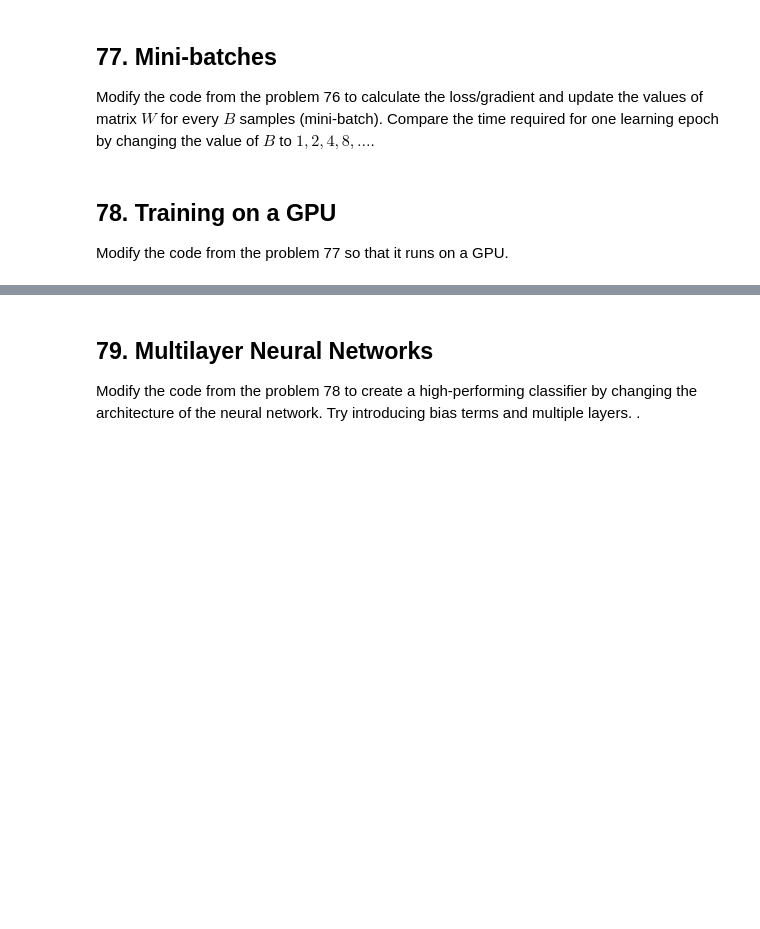
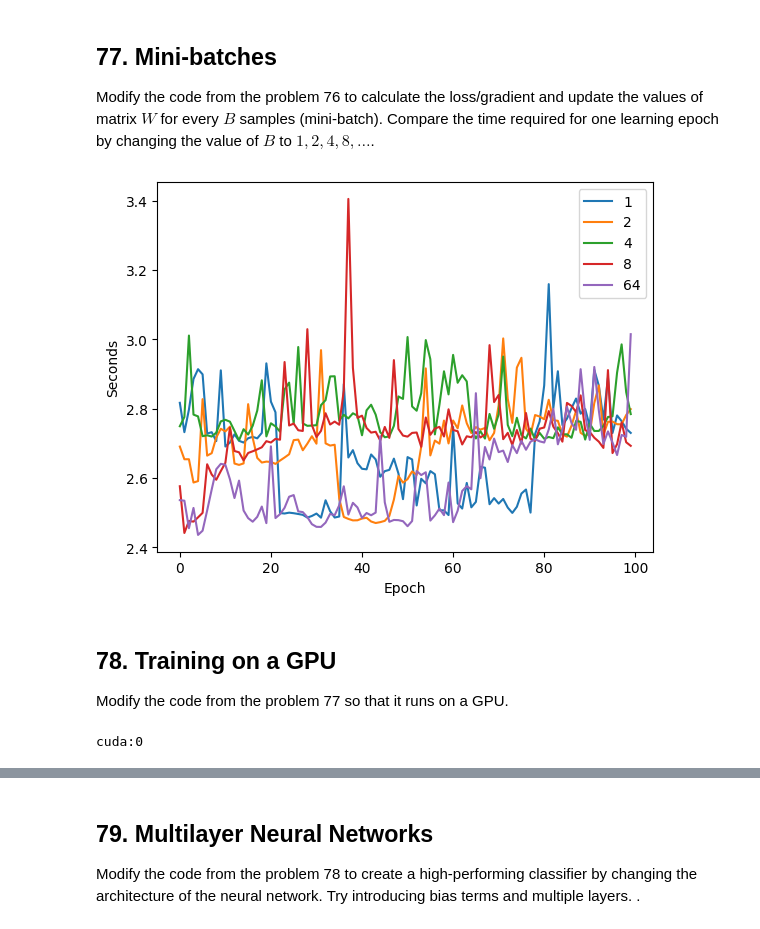
Before and after one commit to rizstwn/llm-learning, a Jupyter notebook: nlp-hundred-exercise.ipynb, the cells around one changed output, grey strips where cells are left out. Saved outputs shown, nothing was run; the diff lists cells and outputs as text; code cells hidden in the pictures; blank space fills up the shorter version.

```diff
--- a/nlp-hundred-exercise.ipynb
+++ b/nlp-hundred-exercise.ipynb
@@ -2064,4 +2212,60 @@ Modify the code from the problem 76 to calculate the loss/gradient and update th
+# %%
+model = LinearModel()
+optimizer = torch.optim.SGD(model.parameters())
+criterion = torch.nn.CrossEntropyLoss()
+epochs = 100
+losses, accs = [],[]
+
+for epoch in range(epochs):
+    start_time = time.time()
+    batch_loss = []
+    for x,y in train_dataloader:
+        optimizer.zero_grad()
+        outputs = model(x)
+        loss = criterion(outputs, y)
+        loss.backward()
+        optimizer.step()
+        batch_loss.append(loss)
+
+    end_time = time.time()
+
+    batch_dur[str(b_size)].append(end_time - start_time)
+
+    model.eval()
+    pred_proba = F.softmax(model(train_data_tensor),dim=1)
+    preds = torch.argmax(pred_proba,dim=1)
+    acc = torch.sum(torch.eq(train_label_tensor,preds))/train_label_tensor.shape[0]
+
+    losses.append(torch.mean(torch.tensor(batch_loss)).detach().numpy())
+    accs.append(acc.detach().numpy())
+
+    torch.save({
+        "epoch": epoch,
+        "model_state_dict": model.state_dict(),
+        "optimizer_state_dict": optimizer.state_dict(),
+        "loss": loss,
+        "accuracy": acc
+    }, f"{folder_path}/checkpoint.pt")
+
+    # if epoch%10 == 0:
+    #     print(f"Epoch {epoch} ==> Loss: {loss:.3f}, Accuracy: {acc:.3f}")
+# %%
+pd.DataFrame(batch_dur).plot(kind="line")
+plt.xlabel("Epoch")
+plt.ylabel("Seconds")
+plt.show()
+# %% [output]
+[figure, added]
 # %% [markdown]
 ## 78. Training on a GPU
 
 Modify the code from the problem 77 so that it runs on a GPU.
+# %%
+b_size = 64
+device = torch.device('cuda:0' if torch.cuda.is_available() else 'cpu')
+print(device)
+train_dataloader = DataLoader(NewsDataset(train_data_tensor,train_label_tensor), batch_size=b_size, shuffle=True)
+test_dataloader = DataLoader(NewsDataset(test_data_tensor,test_label_tensor), batch_size=b_size, shuffle=True)
+val_dataloader = DataLoader(NewsDataset(val_data_tensor,val_label_tensor), batch_size=b_size, shuffle=True)
+# %% [output]
+cuda:0
```
Also changed, not shown: parts of 19 cells of this notebook.
